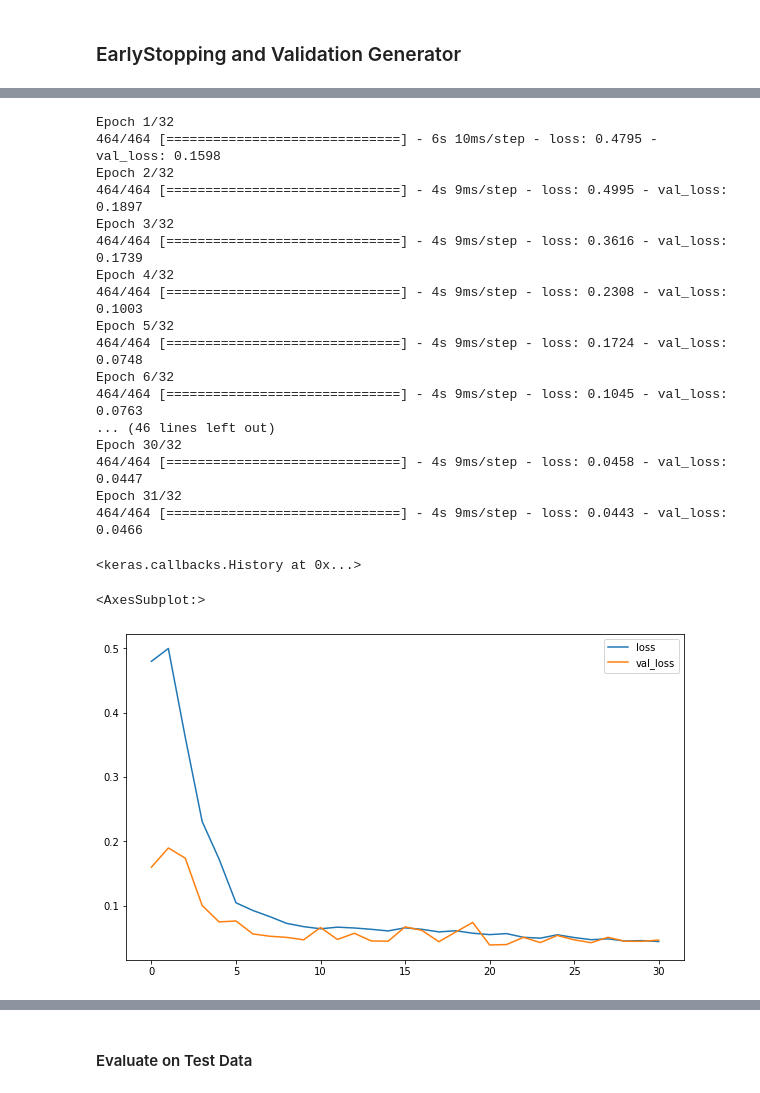
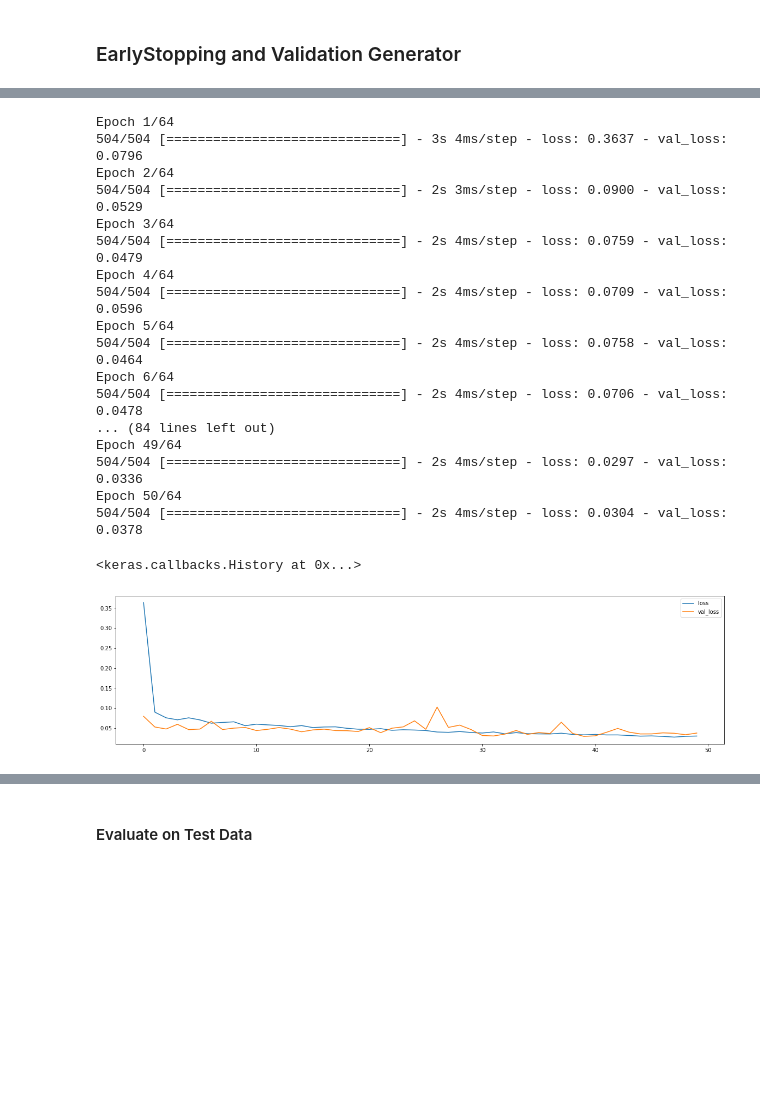
Before and after one commit to Tayfungit/DL, a Jupyter notebook: DL-Assignment-3 (Time Series with RNN-Product Amount Forecast by Time)-tt.ipynb, the cells around one changed output, grey strips where cells are left out. Drawn from its saved outputs; the diff is of its cells as text; code cells hidden in the pictures; blank space fills up the shorter version.

```diff
--- a/DL-Assignment-3 (Time Series with RNN-Product Amount Forecast by Time)-tt.ipynb
+++ b/DL-Assignment-3 (Time Series with RNN-Product Amount Forecast by Time)-tt.ipynb
@@ -411,7 +407,8 @@ from keras.layers import Dropout
 n_features = 1
 # %%
 model = Sequential()
-model.add(LSTM(72, activation = 'tanh', input_shape = (length, n_features)))
+model.add(LSTM(54, activation = 'tanh', input_shape = (length, n_features)))
+model.add(Dense(36, activation = 'tanh'))
 model.add(Dense(1))
 model.compile(optimizer = 'adam', loss = 'mse')
 # %%
@@ -435,7 +434,7 @@ _________________________________________________________________
 # %%
 from tensorflow.keras.callbacks import EarlyStopping
 # %%
-early_stop = EarlyStopping(monitor = 'val_loss', patience = 12)
+early_stop = EarlyStopping(monitor = 'val_loss', patience = 10)
 # %%
 validation_generator = TimeseriesGenerator(test_scaled, test_scaled, length = length, batch_size = 1)
 # %%
@@ -677,7 +668,8 @@ from tensorflow.keras.layers import Dense, LSTM
 n_features = 1
 model = Sequential()
 
-model.add(LSTM(56, activation = 'relu', input_shape = (length, n_features)))
+model.add(LSTM(54, activation = 'relu', input_shape = (length, n_features)))
+model.add(Dense(32, activation = 'relu'))
 model.add(Dense(1))
 
 model.compile(optimizer = 'adam', loss = 'mse')
@@ -708,29 +702,28 @@ len(validation_generator)
 # %%
-model.fit_generator(generator, epochs = 32,
+model.fit_generator(generator, epochs = 64,
                     validation_data = validation_generator,
                     callbacks = [early_stop])
 # %% [output]
-Epoch 1/32
-464/464 [==============================] - 6s 10ms/step - loss: 0.4795 - val_loss: 0.1598
-Epoch 2/32
-464/464 [==============================] - 4s 9ms/step - loss: 0.4995 - val_loss: 0.1897
-Epoch 3/32
-464/464 [==============================] - 4s 9ms/step - loss: 0.3616 - val_loss: 0.1739
-Epoch 4/32
-464/464 [==============================] - 4s 9ms/step - loss: 0.2308 - val_loss: 0.1003
-Epoch 5/32
-464/464 [==============================] - 4s 9ms/step - loss: 0.1724 - val_loss: 0.0748
-Epoch 6/32
-464/464 [==============================] - 4s 9ms/step - loss: 0.1045 - val_loss: 0.0763
-... (46 lines left out)
-Epoch 30/32
-464/464 [==============================] - 4s 9ms/step - loss: 0.0458 - val_loss: 0.0447
-Epoch 31/32
-464/464 [==============================] - 4s 9ms/step - loss: 0.0443 - val_loss: 0.0466
+Epoch 1/64
+504/504 [==============================] - 3s 4ms/step - loss: 0.3637 - val_loss: 0.0796
+Epoch 2/64
+504/504 [==============================] - 2s 3ms/step - loss: 0.0900 - val_loss: 0.0529
+Epoch 3/64
+504/504 [==============================] - 2s 4ms/step - loss: 0.0759 - val_loss: 0.0479
+Epoch 4/64
+504/504 [==============================] - 2s 4ms/step - loss: 0.0709 - val_loss: 0.0596
+Epoch 5/64
+504/504 [==============================] - 2s 4ms/step - loss: 0.0758 - val_loss: 0.0464
+Epoch 6/64
+504/504 [==============================] - 2s 4ms/step - loss: 0.0706 - val_loss: 0.0478
+... (84 lines left out)
+Epoch 49/64
+504/504 [==============================] - 2s 4ms/step - loss: 0.0297 - val_loss: 0.0336
+Epoch 50/64
+504/504 [==============================] - 2s 4ms/step - loss: 0.0304 - val_loss: 0.0378
 <keras.callbacks.History at 0x...>
 # %%
 loss_df = pd.DataFrame(model.history.history)
-loss_df.plot()
+loss_df.plot(figsize=(20,5));
 # %% [output]
-<AxesSubplot:>
-[figure, old version]
+[figure, new version]
```
Also changed, not shown: parts of 65 cells of this notebook.
